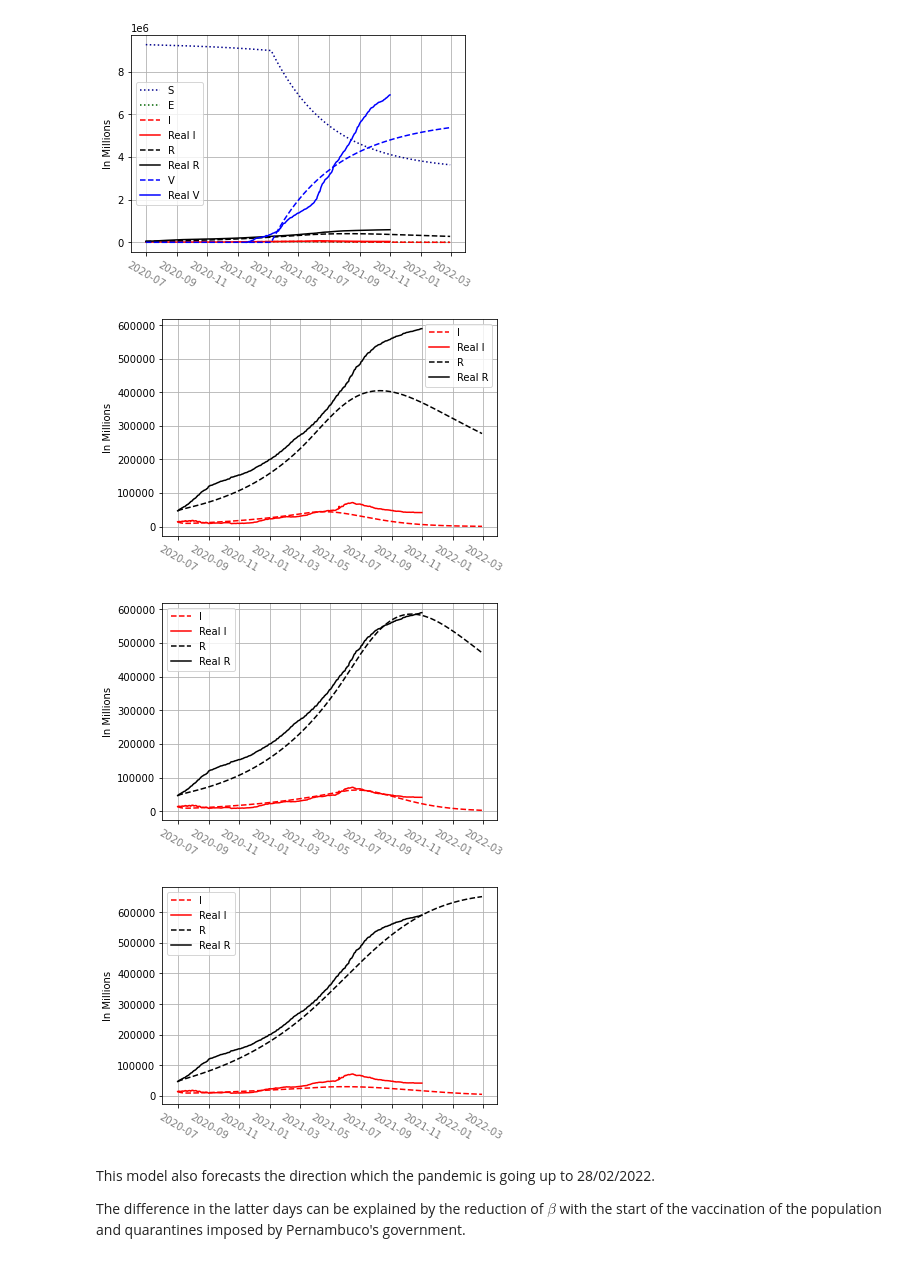
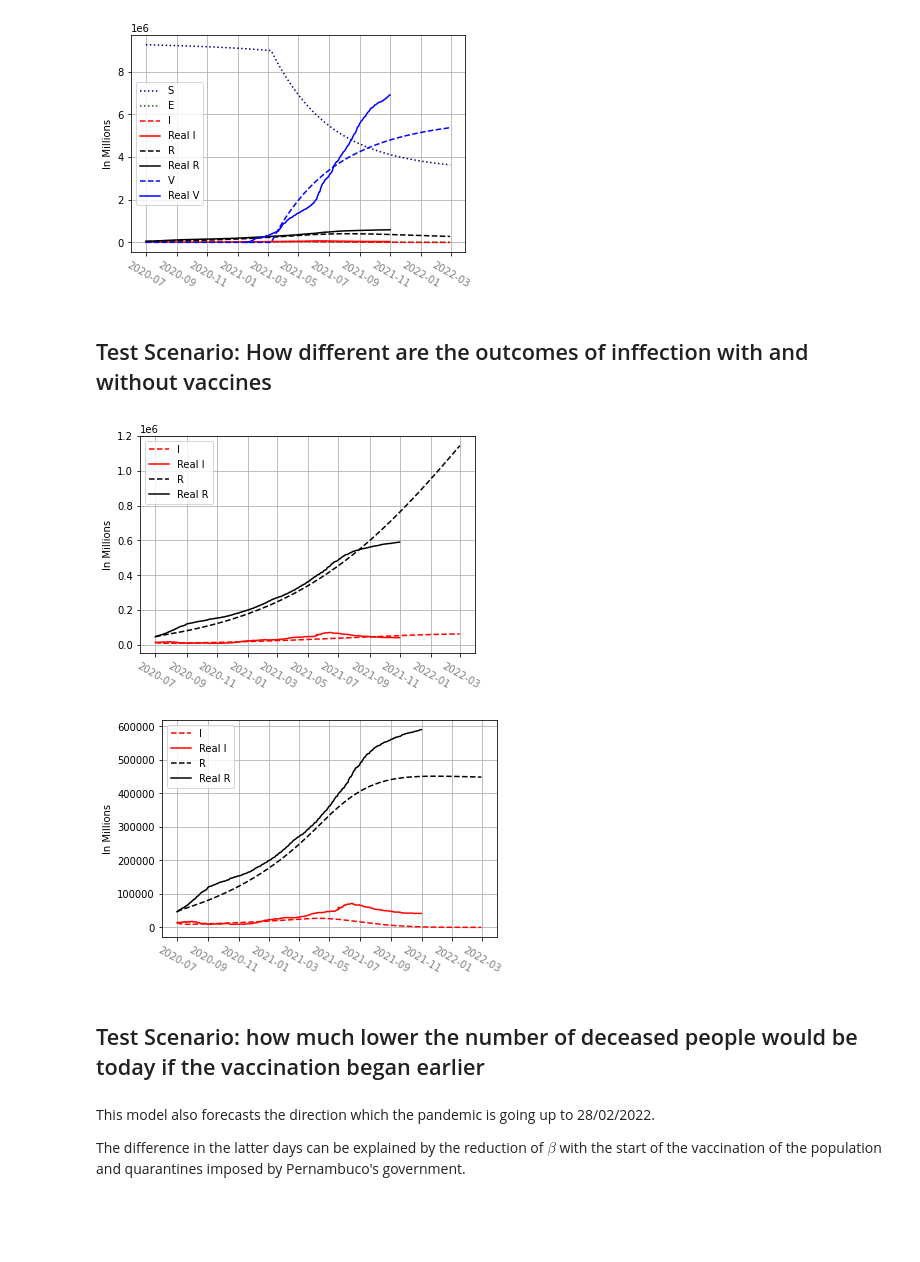
Before and after one commit to gbrls/Covid19NumericalAnalisys, a Jupyter notebook: main.ipynb, the cells around one changed output. Saved outputs shown, nothing was run; the diff lists cells and outputs as text; code cells hidden in the pictures; blank space fills up the shorter version.

```diff
--- a/main.ipynb
+++ b/main.ipynb
@@ -301,16 +299,16 @@ u = [model_pop - (model_pop * model_infected),0, model_pop * model_infected,mode
 plot_model(SEIRV_builder(), u)
 # %% [output]
 [figure]
+# %% [markdown]
+## Test Scenario: How different are the outcomes of inffection with and without vaccines
 # %%
-
-plot_model(SEIRV_builder(), u, zoom=True)
-plot_model(SEIRV_builder(vaccine_start=320), u, zoom=True)
-plot_model(SEIRV_builder(beta=0.065, vaccine_rate=0.0015, mu=0.0001), u, zoom=True)
-#plot_model(SEIRV_builder(beta=0.065, vaccine_rate=0.0015, mu=0.0001), u, zoom=False)
+plot_model(SEIRV_builder(beta=0.065, vaccine_rate=0, mu=0.0001), u, zoom=True)
+plot_model(SEIRV_builder(beta=0.065, mu=0.0001), u, zoom=True)
 # %% [output]
-[figure, old version]
+[figure, new version]
-[figure, old version]
+[figure, new version]
-[figure, removed]
+# %% [markdown]
+## Test Scenario: how much lower the number of deceased people would be today if the vaccination began earlier
 # %% [markdown]
 This model also forecasts the direction which the pandemic is going up to 28/02/2022.
 
```
Also changed, not shown: parts of 4 cells of this notebook.
